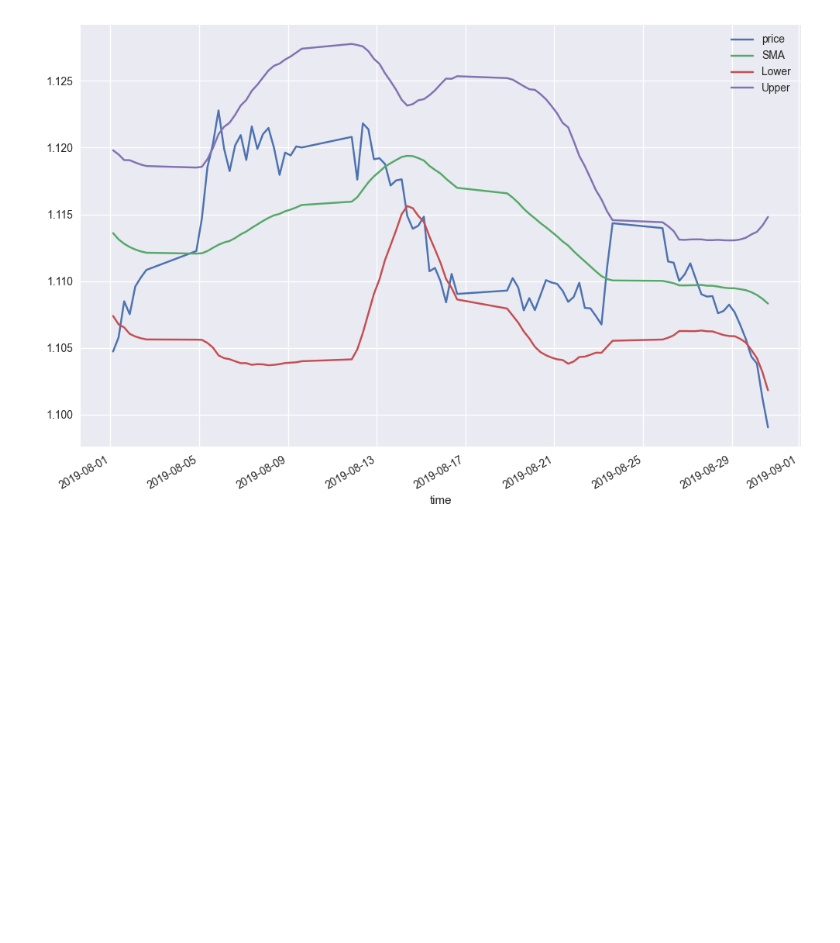
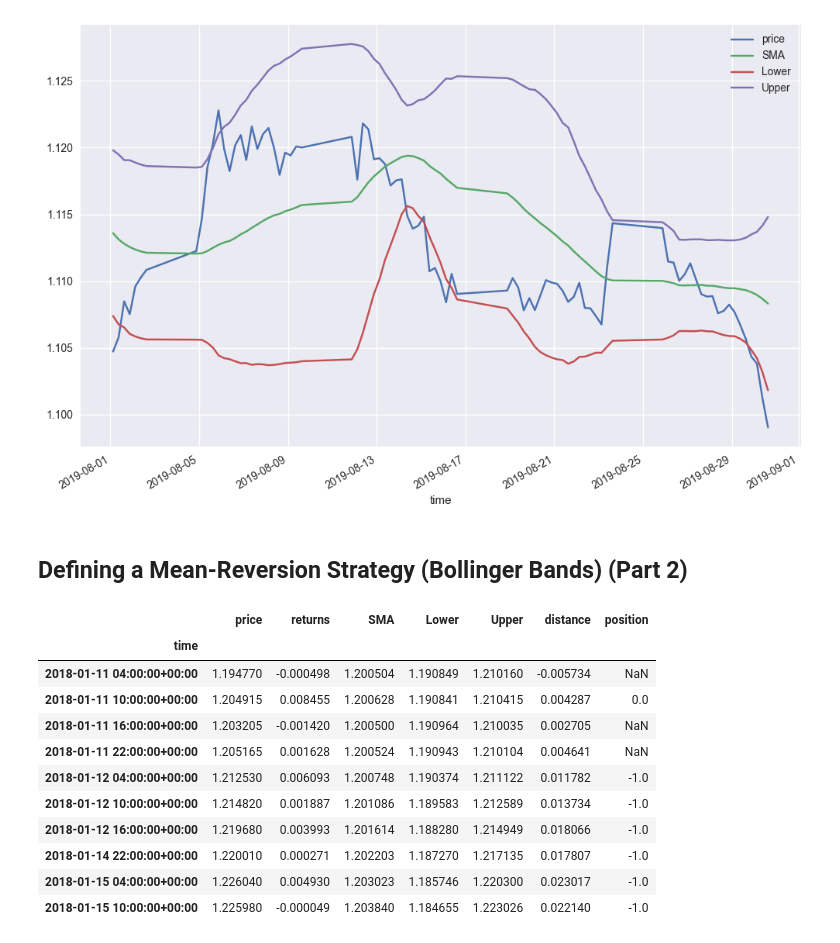
Before and after one commit to AvirukthGT/AlgoTrading, a Jupyter notebook: BollingerBands/BollingerBands.ipynb, the cells around one changed output. Saved outputs shown, nothing was run; the diff lists cells and outputs as text; code cells hidden in the pictures; blank space fills up the shorter version.

Commit message:
mean reversion logic pt2

```diff
--- a/BollingerBands/BollingerBands.ipynb
+++ b/BollingerBands/BollingerBands.ipynb
@@ -107,3 +107,7 @@ plt.show()
 [figure]
 # %%
 data.dropna(inplace = True)
+# %% [markdown]
+## Defining a Mean-Reversion Strategy (Bollinger Bands) (Part 2)
+# %%
+data["distance"] = data.price - data.SMA # helper Column
@@ -109,0 +120,15 @@ data.dropna(inplace = True)
+# %%
+data.head(10)
+# %% [output]
+|  | price | returns | SMA | Lower | Upper | distance | position |
+| time |  |  |  |  |  |  |  |
+| 2018-01-11 04:00:00+00:00 | 1.194770 | -0.000498 | 1.200504 | 1.190849 | 1.210160 | -0.005734 | NaN |
+| 2018-01-11 10:00:00+00:00 | 1.204915 | 0.008455 | 1.200628 | 1.190841 | 1.210415 | 0.004287 | 0.0 |
+| 2018-01-11 16:00:00+00:00 | 1.203205 | -0.001420 | 1.200500 | 1.190964 | 1.210035 | 0.002705 | NaN |
+| 2018-01-11 22:00:00+00:00 | 1.205165 | 0.001628 | 1.200524 | 1.190943 | 1.210104 | 0.004641 | NaN |
+| 2018-01-12 04:00:00+00:00 | 1.212530 | 0.006093 | 1.200748 | 1.190374 | 1.211122 | 0.011782 | -1.0 |
+| 2018-01-12 10:00:00+00:00 | 1.214820 | 0.001887 | 1.201086 | 1.189583 | 1.212589 | 0.013734 | -1.0 |
+| 2018-01-12 16:00:00+00:00 | 1.219680 | 0.003993 | 1.201614 | 1.188280 | 1.214949 | 0.018066 | -1.0 |
+| 2018-01-14 22:00:00+00:00 | 1.220010 | 0.000271 | 1.202203 | 1.187270 | 1.217135 | 0.017807 | -1.0 |
+| 2018-01-15 04:00:00+00:00 | 1.226040 | 0.004930 | 1.203023 | 1.185746 | 1.220300 | 0.023017 | -1.0 |
+| 2018-01-15 10:00:00+00:00 | 1.225980 | -0.000049 | 1.203840 | 1.184655 | 1.223026 | 0.022140 | -1.0 |
```
Also changed, not shown: parts of 7 cells of this notebook.
